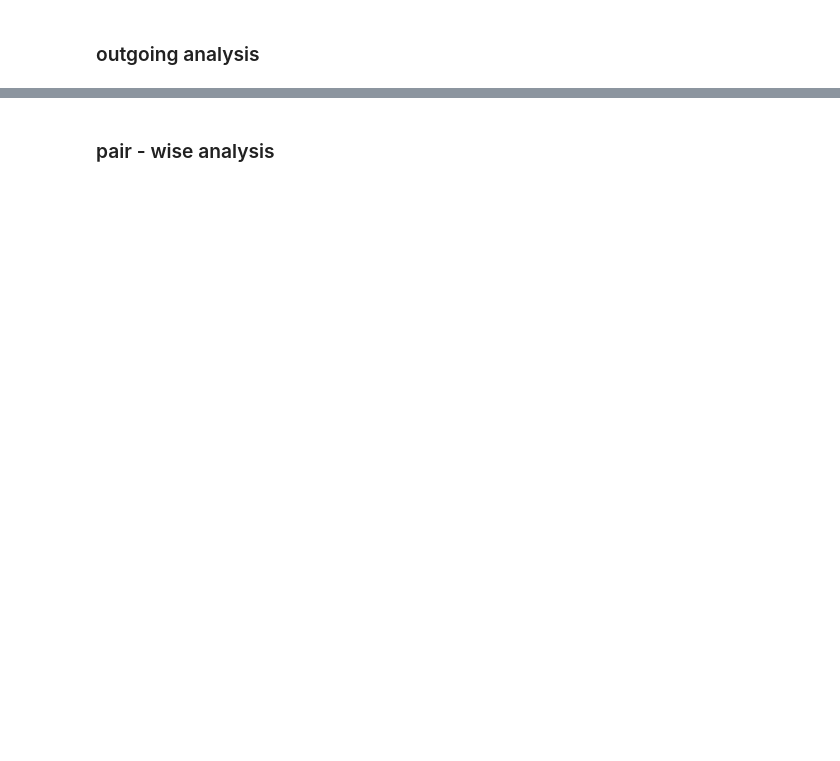
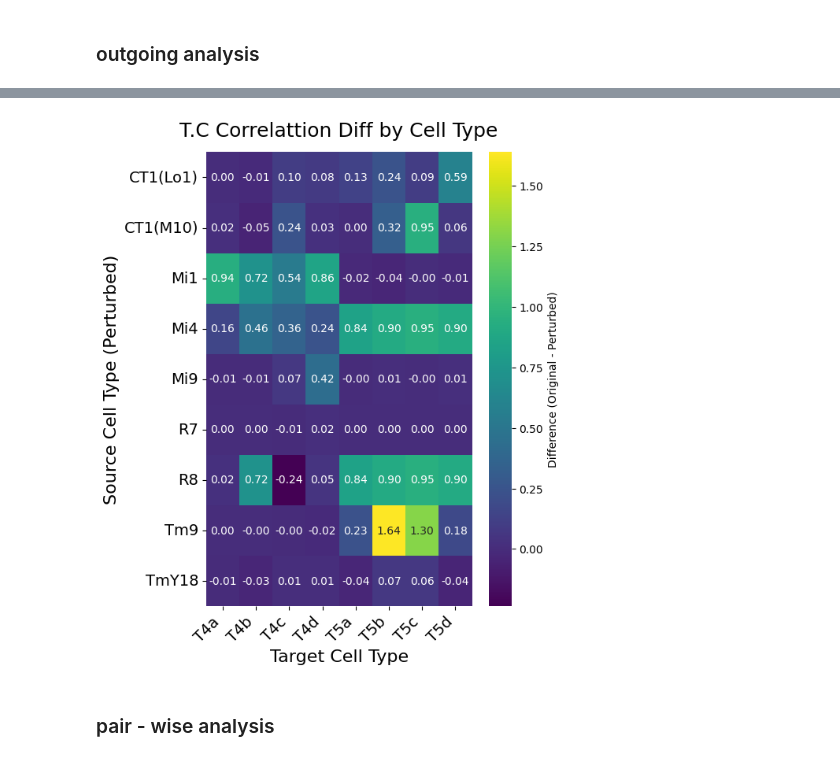
Before and after one commit to deangeckt/fly_wire_perturbations, a Jupyter notebook: moving_edge_analysis.ipynb, the cells around one changed output, grey strips where cells are left out. Drawn from its saved outputs; the diff is of its cells as text; code cells hidden in the pictures; blank space fills up the shorter version.

Commit message:
plots for slides

```diff
--- a/moving_edge_analysis.ipynb
+++ b/moving_edge_analysis.ipynb
@@ -109,6 +125,53 @@ plot_df = diff_results_df.set_index('src_cell_type')
 # %%
 # plot_heat_map(plot_df)
 # print_top_10(plot_df)
+# %%
+def plot_heat_map_small(plot_df: pd.DataFrame, title_type='Outgoing'):
+    num_rows = len(plot_df)
+
+    # FIX: Give each row more vertical space (0.8 instead of 0.25)
+    # and set a minimum height (e.g., 5 inches) so short DFs don't look tiny.
+    fig_height = max(5, num_rows * 0.8)
+
+    plt.figure(figsize=(6, fig_height))
+
+    ax = sns.heatmap(plot_df,
+                    vmin=plot_df.min().min(),
+                    annot=True,
+                    fmt=".2f",
+                    cbar=True,
+                    cmap="viridis",
+                    yticklabels=True,
+                    annot_kws={"size":  10}
+                    )
+
+    # Adjust y-axis label size and ensure they are horizontal
+    ax.set_yticklabels(ax.get_yticklabels(), fontsize=14, rotation=0)
+    ax.set_xticklabels(ax.get_xticklabels(), fontsize=14, rotation=45, ha='right')
+
+    # plt.title(f"Magnitude of '{title_type}-Perturbation' Impact on TC Correlation", fontsize=16, pad=20)
+    plt.title('T.C Correlattion Diff by Cell Type', fontsize=18, y=1.02)
+    plt.xlabel('Target Cell Type', fontsize=16)
+    plt.ylabel('Source Cell Type (Perturbed)', fontsize=16)
+
+    plt.xticks(rotation=45, ha='right')
+    plt.yticks(rotation=0)
+
+    # Handle colorbar label safely
+    if ax.collections:
+        cbar = ax.collections[0].colorbar
+        cbar.set_label('Difference (Original - Perturbed)')
+
+    plt.tight_layout()
+    plt.show()
+# %%
+top_src_cell_types = ['CT1(Lo1)', 'CT1(M10)','Mi1', 'Mi4', 'Mi9', 'Tm9', 'R7', 'R8', 'TmY18']
+filtered_plot_df = plot_df[plot_df.index.isin(top_src_cell_types)]
+filtered_plot_df
+
+plot_heat_map_small(filtered_plot_df)
+# %% [output]
+[figure, added]
 # %% [markdown]
 ### pair - wise analysis
 # %%
```
Also changed, not shown: parts of 11 cells of this notebook, 1 other file.
